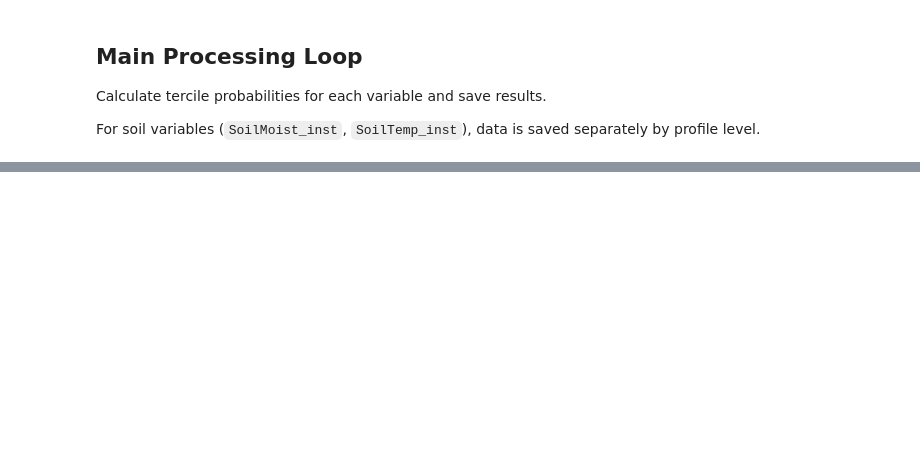
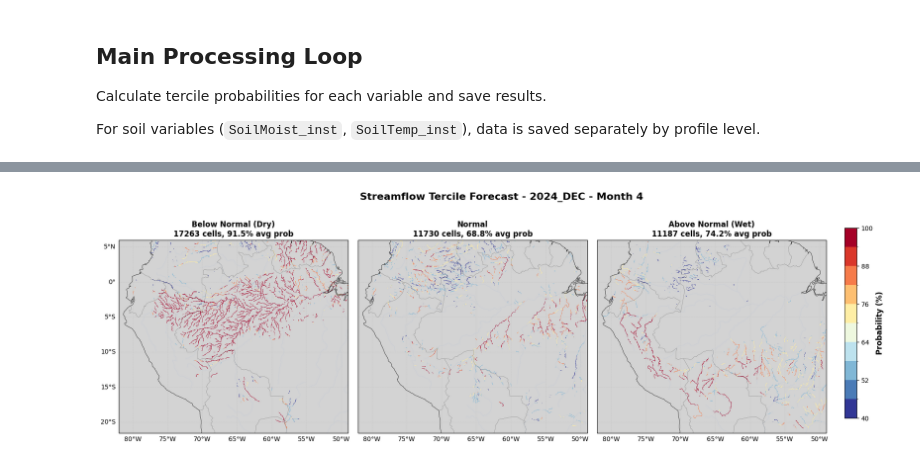
Before and after one commit to blackteacatsu/amazonhydroviewer-backend, a Jupyter notebook: core/get_ldas_probabilistics_data_cleaned.ipynb, the cells around one changed output, grey strips where cells are left out. Drawn from its saved outputs; the diff is of its cells as text; code cells hidden in the pictures; blank space fills up the shorter version.

```diff
--- a/core/get_ldas_probabilistics_data_cleaned.ipynb
+++ b/core/get_ldas_probabilistics_data_cleaned.ipynb
@@ -435,0 +725,15 @@ Extract river network polygons from hindcast data and probability forecasts.
+# %%
+# Display summary statistics
+print(f"\n{'='*60}")
+print("EXTRACTION SUMMARY")
+print(f"{'='*60}")
+
+for cat_key, gdf in fcst_gdf.items():
+    if len(gdf) > 0:
+        print(f"\n{cat_key.upper()} ({gdf['category_name'].iloc[0]}):")
+        print(f"  Total cells: {len(gdf)}")
+        print(f"  Probability range: {gdf['probability'].min():.1f}% - {gdf['probability'].max():.1f}%")
+        print(f"  Mean probability: {gdf['probability'].mean():.1f}%")
+        #print(f"  Streamflow range: {gdf['streamflow'].min():.1f} - {gdf['streamflow'].max():.1f} %")
+    else:
+        print(f"\n{cat_key.upper()}: No data")
@@ -436 +809,85 @@ Extract river network polygons from hindcast data and probability forecasts.
+# %%
+#Uncomment to create multi-category visualization:
+
+import matplotlib.pyplot as plt
+import cartopy.crs as ccrs
+import cartopy.feature as cfeature
+from matplotlib.colors import BoundaryNorm
+
+# Define colormap for probabilities
+vmin, vmax = 40, 100  # Min tercile probability to max
+n_colors = 10
+cmap = plt.cm.get_cmap('RdYlBu_r', n_colors)  # Red=high prob, Blue=low prob
+bounds = np.linspace(vmin, vmax, n_colors+1)
+norm = BoundaryNorm(boundaries=bounds, ncolors=n_colors)
+
+# Create figure with 3 subplots (one per category)
+fig, axs = plt.subplots(
+    1, 3,
+    subplot_kw={'projection': ccrs.PlateCarree()},
+    figsize=(18, 6)
+)
+
+# Amazon basin extent
+lis_output_bounds = [-82, -49, -21, 6]  # [min_lon, max_lon, min_lat, max_lat]
+
+category_titles = {
+    'cat_0': 'Below Normal (Dry)',
+    'cat_1': 'Normal',
+    'cat_2': 'Above Normal (Wet)'
+}
+
+# Plot each category
+for idx, (cat_key, ax) in enumerate(zip(['cat_0', 'cat_1', 'cat_2'], axs)):
+    gdf = fcst_gdf[cat_key]
+
+    # Set map extent and features
+    ax.set_extent(lis_output_bounds)
+    ax.coastlines(linewidth=0.5)
+    ax.add_feature(cfeature.BORDERS, linewidth=0.3, alpha=0.5)
+    ax.add_feature(cfeature.RIVERS, linewidth=0.3, alpha=0.3)
+    ax.set_facecolor('lightgrey')
+
+    # Plot river network if data exists
+    if len(gdf) > 0:
+        gdf.plot(
+            column='probability',
+            ax=ax,
+            cmap=cmap,
+            norm=norm,
+            linewidth=0,
+            alpha=0.7,
+            legend=False
+        )
+        n_cells = len(gdf)
+        mean_prob = gdf['probability'].mean()
+        ax.set_title(f"{category_titles[cat_key]}\n{n_cells} cells, {mean_prob:.1f}% avg prob",
+                     fontsize=12, fontweight='bold')
+    else:
+        ax.set_title(f"{category_titles[cat_key]}\nNo data", fontsize=12)
+
+    # Add gridlines
+    gl = ax.gridlines(crs=ccrs.PlateCarree(), draw_labels=True,
+                      linewidth=0.5, alpha=0.3, linestyle='--')
+    gl.top_labels = False
+    gl.right_labels = False
+    if idx > 0:  # Only show y-labels on leftmost plot
+        gl.left_labels = False
+
+# Add colorbar
+from matplotlib import colorbar
+cbar_ax = fig.add_axes([0.92, 0.15, 0.015, 0.7])  # [left, bottom, width, height]
+cbar = colorbar.ColorbarBase(cbar_ax, cmap=cmap, norm=norm, orientation='vertical')
+cbar.set_label('Probability (%)', fontsize=12, fontweight='bold')
+
+# Main title
+fig.suptitle(f'Streamflow Tercile Forecast - {initialization_date.upper()} - Month {time_index+1}',
+             fontsize=16, fontweight='bold', y=0.98)
+
+plt.tight_layout(rect=[0, 0, 0.91, 0.96])
+plt.savefig(output_dir / f'streamflow_tercile_categories_{initialization_date}_month{time_index}.png',
+            dpi=300, bbox_inches='tight')
+plt.show()
+# %% [output]
+[figure, added]
 # %%
```
Also changed, not shown: parts of 23 cells of this notebook, 2 other files.
